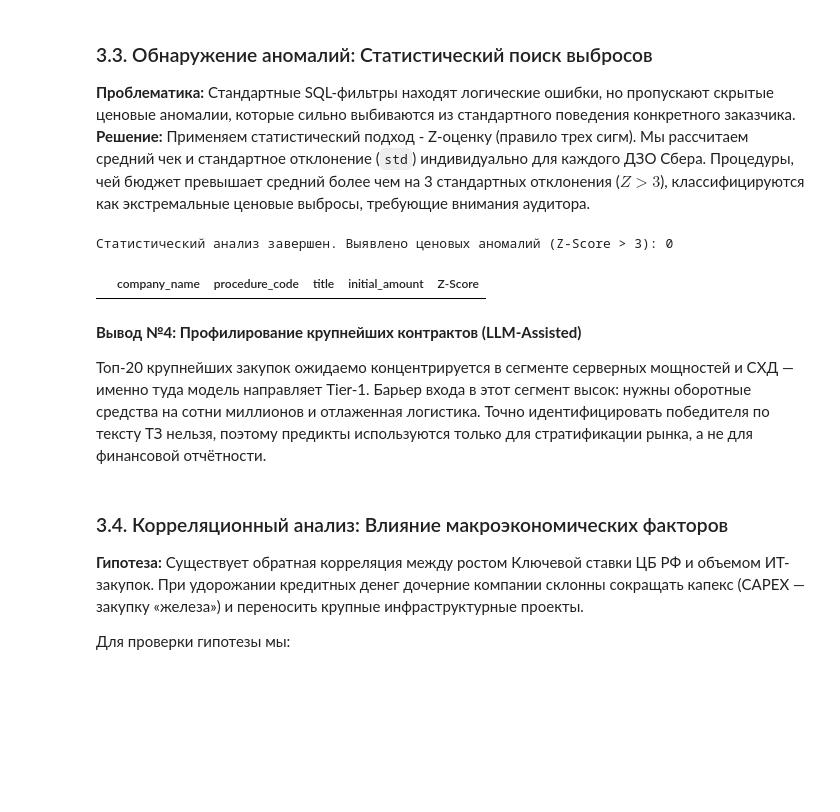
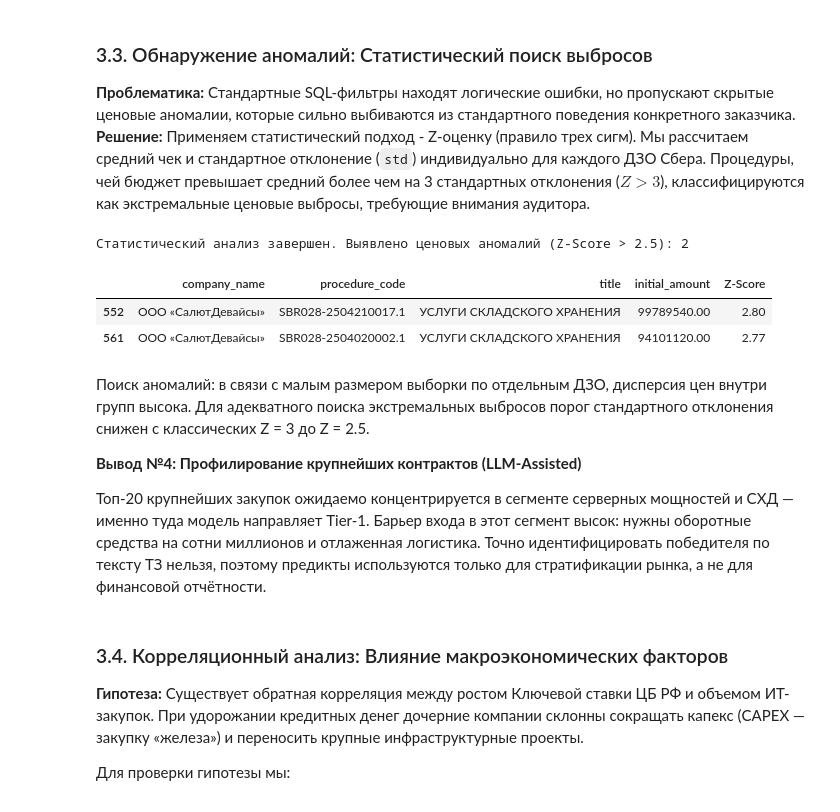
Before and after one commit to zxffg/sber_procurement_audit, a Jupyter notebook: notebooks/procurement_audit.ipynb, the cells around one changed output. Saved outputs shown, nothing was run; the diff lists cells and outputs as text; code cells hidden in the pictures; blank space fills up the shorter version.

```diff
--- a/notebooks/procurement_audit.ipynb
+++ b/notebooks/procurement_audit.ipynb
@@ -464,29 +476,33 @@ display(tier_analysis)
 # %%
 # данные, исключая отмененные тендеры
 query_anomalies = """
 SELECT procedure_code, company_name, title, initial_amount
 FROM procurement_flat
 WHERE initial_amount > 0 AND "Статус закупки" NOT IN ('Отменено', 'Отменен(-а)', 'Не состоялся(-ась)')
 """
 df_anomalies = pd.read_sql_query(query_anomalies, conn)
 
 # применяем логарифмирование, так как цены имеют распределение с тяжелым хвостом
 log_amounts = np.log1p(df_anomalies['initial_amount'])
 grp = log_amounts.groupby(df_anomalies['company_name'])
 
 log_mean = grp.transform('mean')
 log_std  = grp.transform('std')
 
 df_anomalies['Z-Score'] = np.where(log_std > 0, (log_amounts - log_mean) / log_std, 0.0)
 
-df_outliers = df_anomalies[df_anomalies['Z-Score'] > 3].sort_values('Z-Score', ascending=False)
+df_outliers = df_anomalies[df_anomalies['Z-Score'] > 2.5].sort_values('Z-Score', ascending=False)
 
-print(f"Статистический анализ завершен. Выявлено ценовых аномалий (Z-Score > 3): {len(df_outliers)}")
+print(f"Статистический анализ завершен. Выявлено ценовых аномалий (Z-Score > 2.5): {len(df_outliers)}")
 display(df_outliers[['company_name', 'procedure_code', 'title', 'initial_amount', 'Z-Score']])
 # %% [output]
-Статистический анализ завершен. Выявлено ценовых аномалий (Z-Score > 3): 0
+Статистический анализ завершен. Выявлено ценовых аномалий (Z-Score > 2.5): 2
 |  | company_name | procedure_code | title | initial_amount | Z-Score |
+| 552 | ООО «СалютДевайсы» | SBR028-2504210017.1 | УСЛУГИ СКЛАДСКОГО ХРАНЕНИЯ | 99789540.00 | 2.80 |
+| 561 | ООО «СалютДевайсы» | SBR028-2504020002.1 | УСЛУГИ СКЛАДСКОГО ХРАНЕНИЯ | 94101120.00 | 2.77 |
 # %% [markdown]
+Поиск аномалий: в связи с малым размером выборки по отдельным ДЗО, дисперсия цен внутри групп высока. Для адекватного поиска экстремальных выбросов порог стандартного отклонения снижен с классических Z = 3 до Z = 2.5.
+
 **Вывод №4: Профилирование крупнейших контрактов (LLM-Assisted)**
 
 Топ-20 крупнейших закупок ожидаемо концентрируется в сегменте
```
Also changed, not shown: parts of 10 cells of this notebook, 3 other files.
